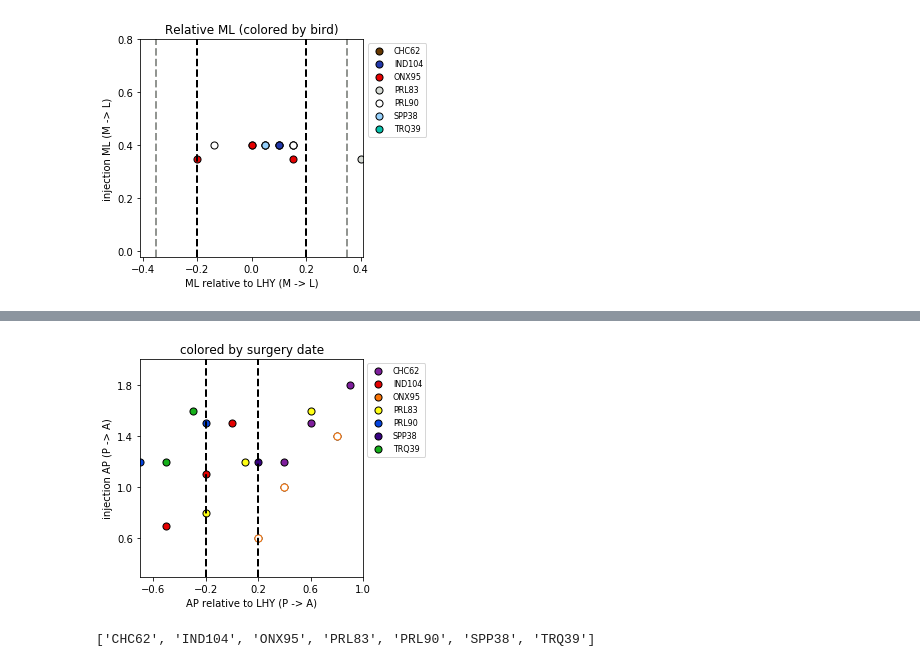
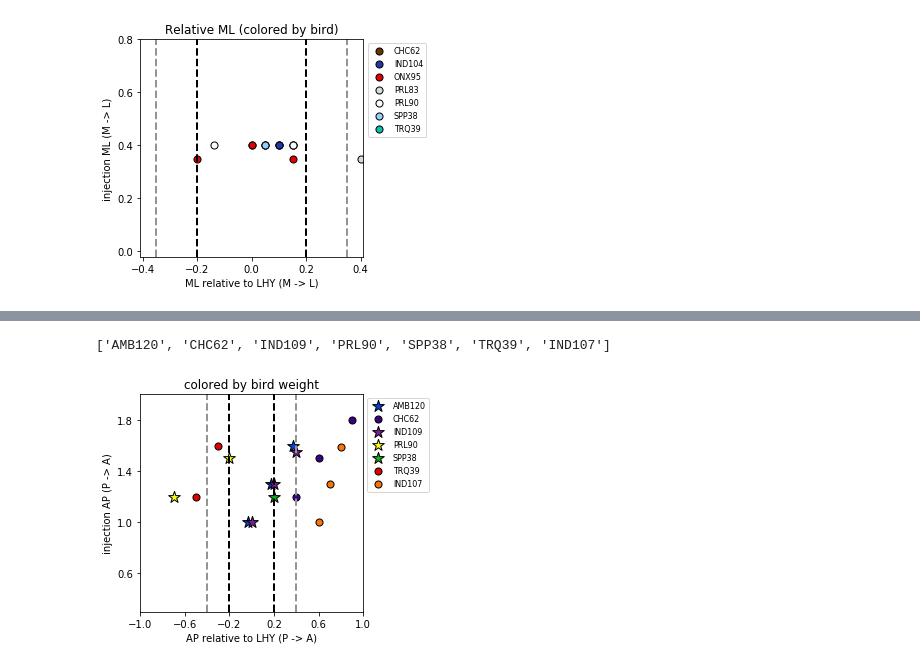
Before and after one commit to isabellow/lhy_hpc, a Jupyter notebook: anatomy/targeting_scratch.ipynb, the cells around one changed output, grey strips where cells are left out. Drawn from its saved outputs; the diff is of its cells as text; code cells hidden in the pictures.

```diff
--- a/anatomy/targeting_scratch.ipynb
+++ b/anatomy/targeting_scratch.ipynb
@@ -16,10 +17,24 @@ for file in files:
     file_info = file.split('_')
     if len(file_info) <= 2:
         bird_id = file_info[0]
-        if bird_id in not_close:
+        if bird_id in skip:
             continue
         birds.append(bird_id)
+birds.append('IND107')
 # %%
-bird_colors = ['xkcd:brown', 'xkcd:sapphire', 'xkcd:red', 'xkcd:light gray', 'w', 'xkcd:light blue', 'xkcd:turquoise']
-birds
+bird_colors = [
+    'xkcd:burnt orange',
+    'xkcd:brown',
+    'xkcd:sapphire',
+#     'xkcd:blue',
+#     'xkcd:red',
+#     'xkcd:light gray',
+    'w',
+    'xkcd:light blue',
+    'xkcd:turquoise',
+    'xkcd:blue'
+]
+print(f"all birds: {birds}")
+hits = ['AMB120', 'IND109', 'PRL90', 'SPP38']
+print(f'hits: {hits}')
 # %% [output]
@@ -255,44 +312,53 @@ plt.show()
+# %%
+birds
+# 11.8,    11.82,    11.95,    10.67,   11.55,    10,     10.18
+# %% [output]
+['AMB120', 'CHC62', 'IND109', 'PRL90', 'SPP38', 'TRQ39', 'IND107']
 # %%
-date_colors = ['xkcd:purple', 'xkcd:red', 'xkcd:orange', 'xkcd:yellow', 'xkcd:blue', 'xkcd:indigo', 'xkcd:green']
+size_colors = ['xkcd:blue', 'xkcd:indigo', 'xkcd:purple', 'xkcd:yellow', 'xkcd:green', 'xkcd:red', 'xkcd:orange']
 DOT_SIZE = 50
 
 f, ax = plt.subplots(1, 1, figsize=(4, 4))
 
 for i in range(len(birds)):
     inj = inj_coords_ap[i]
     lhy = lhy_coords_ap[i]
-    ax.scatter(lhy, inj,
-               s=DOT_SIZE,
-               facecolors=date_colors[i],
-               edgecolors='k',
-               label=birds[i],
-               zorder=0)
-
-ax.scatter(lhy_coords_ap[2], inj_coords_ap[2],
-           facecolors='w', edgecolors='xkcd:orange',
-           s=DOT_SIZE, zorder=1)
+    if birds[i] in hits:
+        ax.scatter(lhy, inj,
+                   s=DOT_SIZE*3,
+                   marker="*",
+                   facecolors=size_colors[i],
+                   edgecolors='k',
+                   label=birds[i],
+                   zorder=0)
+    else:
+        ax.scatter(lhy, inj,
+                   s=DOT_SIZE,
+                   facecolors=size_colors[i],
+                   edgecolors='k',
+                   label=birds[i],
+                   zorder=0)
 
 ax.set_xticks(np.arange(-1, 1.4, 0.4))
 ax.set_yticks(np.arange(0.6, 2.2, 0.4))
 ax.set_ylim([0.3, 2])
-ax.set_xlim([-0.7, 1])
+ax.set_xlim([-1, 1])
 
 ylim = ax.get_ylim()
 ax.vlines([-0.2, 0.2], ylim[0], ylim[1],
           colors='k', linestyles='dashed',
           lw=2, zorder=2)
+ax.vlines([-0.4, 0.4], ylim[0], ylim[1],
+          colors='xkcd:gray', linestyles='dashed',
+          lw=2, zorder=2)
 ax.set_ylim(ylim)
 
 ax.set_ylabel('injection AP (P -> A)')
 ax.set_xlabel('AP relative to LHY (P -> A)')
-ax.set_title('colored by surgery date')
+ax.set_title('colored by bird weight')
 plt.legend(bbox_to_anchor=(1,1,0,0), fontsize=8)
 
 plt.show()
+f.savefig(f'{save_figs}inj_ap_by_weight.png', dpi=600, bbox_inches='tight')
 # %% [output]
-[figure, old version]
+[figure, new version]
-# %%
-birds
-11.82, 11.34, 9.85, 9.55, 10.67, 11.55, 10
-# %% [output]
-['CHC62', 'IND104', 'ONX95', 'PRL83', 'PRL90', 'SPP38', 'TRQ39']
```
Also changed, not shown: parts of 11 cells of this notebook, 5 other files.
